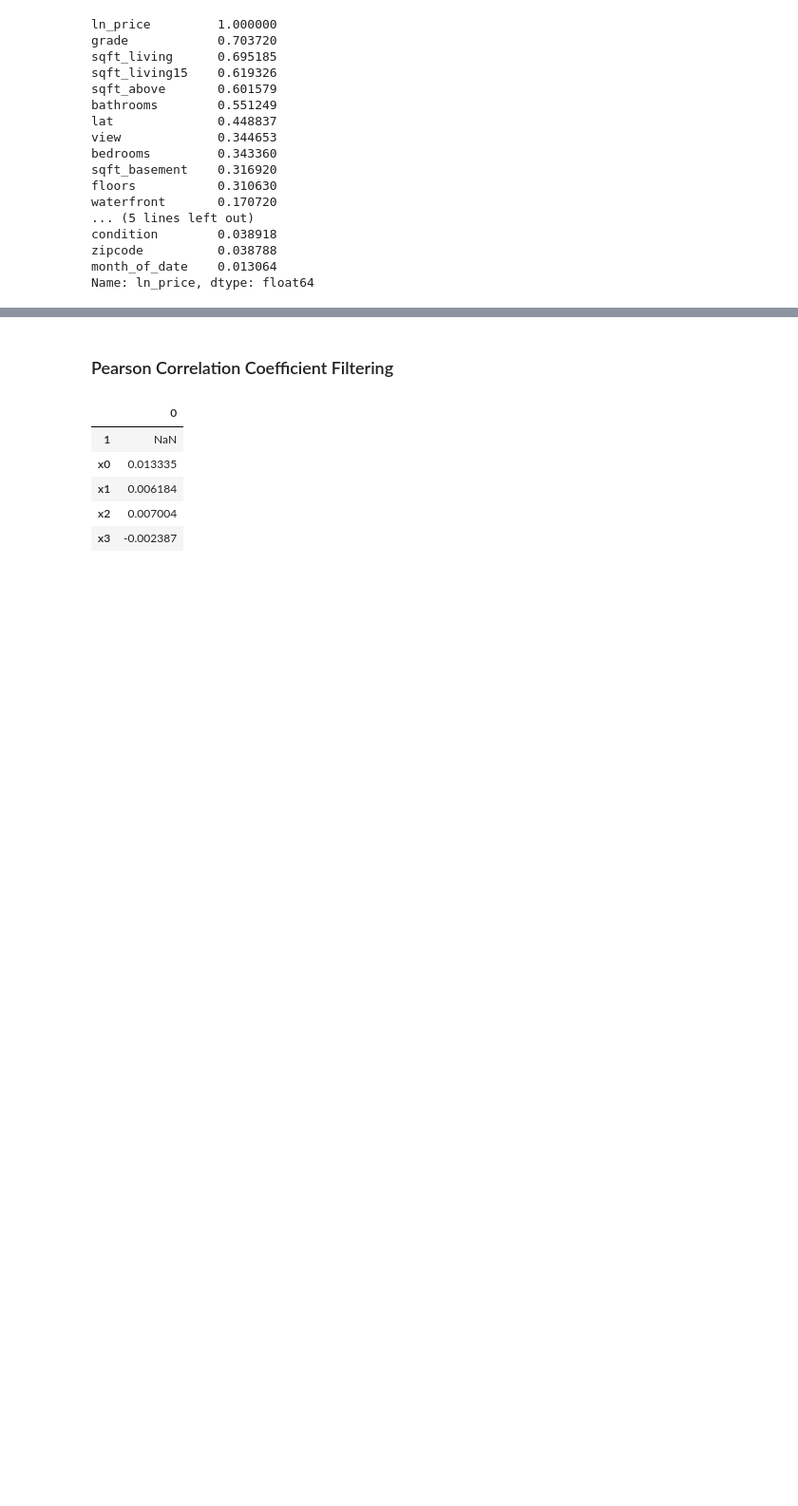
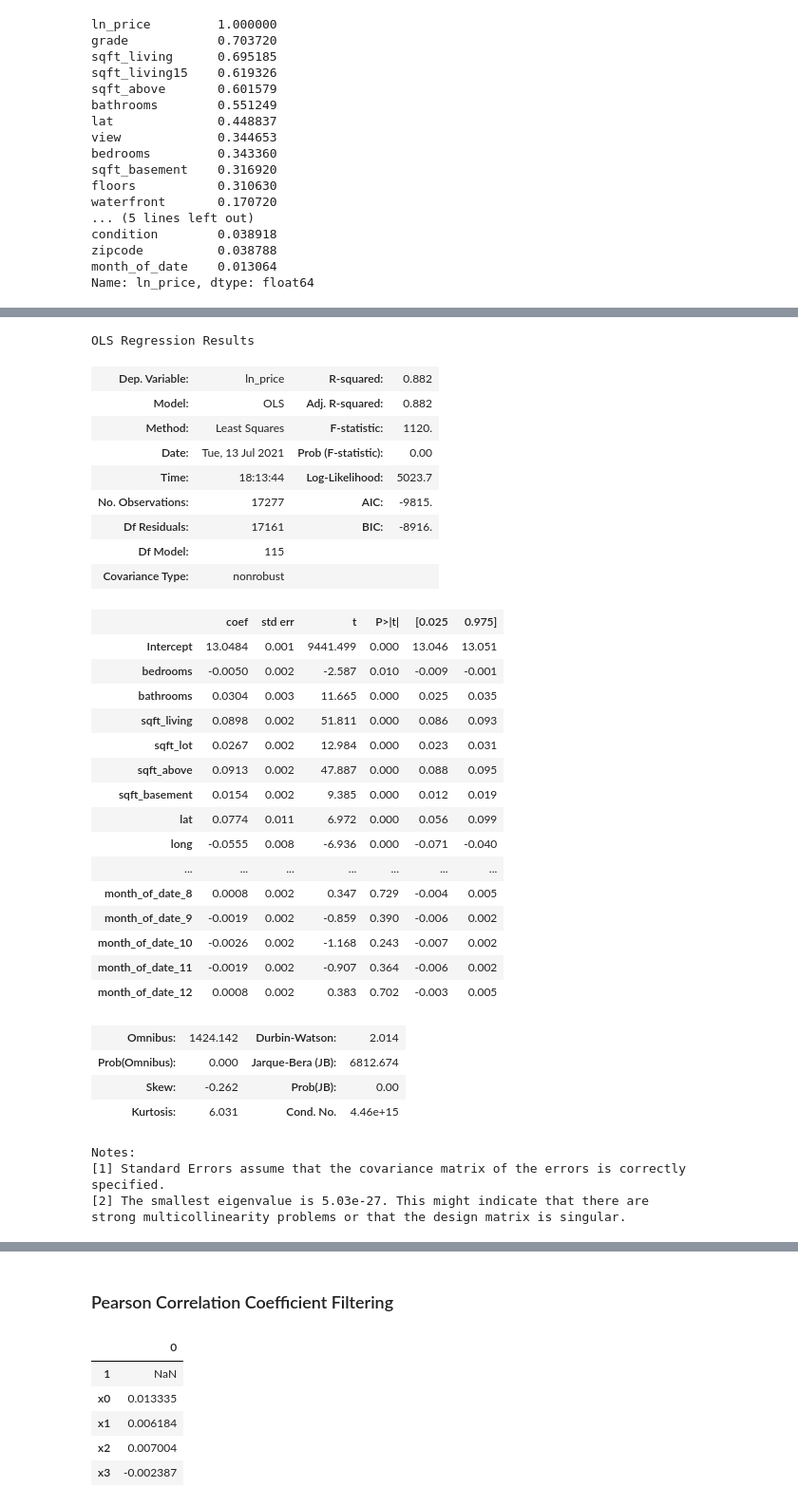
Before and after one commit to arthursjkim/King_County_Housing_Project, a Jupyter notebook: main.ipynb, the cells around one changed output, grey strips where cells are left out. Shown at 95% size. Cells and saved outputs as stored; diff of their text form; code cells hidden in the pictures; blank space fills up the shorter version.

```diff
--- a/main.ipynb
+++ b/main.ipynb
@@ -512,0 +466,16 @@ PolynomialFeatures()
+# %%
+#create linear regression model for ln price and setting up cross validation (x3)
+m1df_ln_model = LinearRegression()
+m1df_ln_model.fit(X_train2, ln_y_train)
+
+#setting up cross validation for ln price in a different way (x3)
+ln_scores = cross_validate(
+    estimator=m1df_ln_model,
+    X=X_train2,
+    y=ln_y_train,
+    return_train_score=True,
+    cv=splitter
+)
+
+print("Train score:     ", np.median(ln_scores["train_score"]))
+print("Validation score:", np.median(ln_scores["test_score"]))
@@ -512,0 +579,38 @@ PolynomialFeatures()
+# %%
+#report out the OLS
+m1df_ln_ols.summary()
+# %% [output]
+OLS Regression Results
+| Dep. Variable: | ln_price | R-squared: | 0.882 |
+| Model: | OLS | Adj. R-squared: | 0.882 |
+| Method: | Least Squares | F-statistic: | 1120. |
+| Date: | Tue, 13 Jul 2021 | Prob (F-statistic): | 0.00 |
+| Time: | 18:13:44 | Log-Likelihood: | 5023.7 |
+| No. Observations: | 17277 | AIC: | -9815. |
+| Df Residuals: | 17161 | BIC: | -8916. |
+| Df Model: | 115 |  |  |
+| Covariance Type: | nonrobust |  |  |
+|  | coef | std err | t | P>|t| | [0.025 | 0.975] |
+| Intercept | 13.0484 | 0.001 | 9441.499 | 0.000 | 13.046 | 13.051 |
+| bedrooms | -0.0050 | 0.002 | -2.587 | 0.010 | -0.009 | -0.001 |
+| bathrooms | 0.0304 | 0.003 | 11.665 | 0.000 | 0.025 | 0.035 |
+| sqft_living | 0.0898 | 0.002 | 51.811 | 0.000 | 0.086 | 0.093 |
+| sqft_lot | 0.0267 | 0.002 | 12.984 | 0.000 | 0.023 | 0.031 |
+| sqft_above | 0.0913 | 0.002 | 47.887 | 0.000 | 0.088 | 0.095 |
+| sqft_basement | 0.0154 | 0.002 | 9.385 | 0.000 | 0.012 | 0.019 |
+| lat | 0.0774 | 0.011 | 6.972 | 0.000 | 0.056 | 0.099 |
+| long | -0.0555 | 0.008 | -6.936 | 0.000 | -0.071 | -0.040 |
+| ... | ... | ... | ... | ... | ... | ... |
+| month_of_date_8 | 0.0008 | 0.002 | 0.347 | 0.729 | -0.004 | 0.005 |
+| month_of_date_9 | -0.0019 | 0.002 | -0.859 | 0.390 | -0.006 | 0.002 |
+| month_of_date_10 | -0.0026 | 0.002 | -1.168 | 0.243 | -0.007 | 0.002 |
+| month_of_date_11 | -0.0019 | 0.002 | -0.907 | 0.364 | -0.006 | 0.002 |
+| month_of_date_12 | 0.0008 | 0.002 | 0.383 | 0.702 | -0.003 | 0.005 |
+| Omnibus: | 1424.142 | Durbin-Watson: | 2.014 |
+| Prob(Omnibus): | 0.000 | Jarque-Bera (JB): | 6812.674 |
+| Skew: | -0.262 | Prob(JB): | 0.00 |
+| Kurtosis: | 6.031 | Cond. No. | 4.46e+15 |
+Notes:
+[1] Standard Errors assume that the covariance matrix of the errors is correctly specified.
+[2] The smallest eigenvalue is 5.03e-27. This might indicate that there are
+strong multicollinearity problems or that the design matrix is singular.
```
Also changed, not shown: parts of 120 cells of this notebook.
